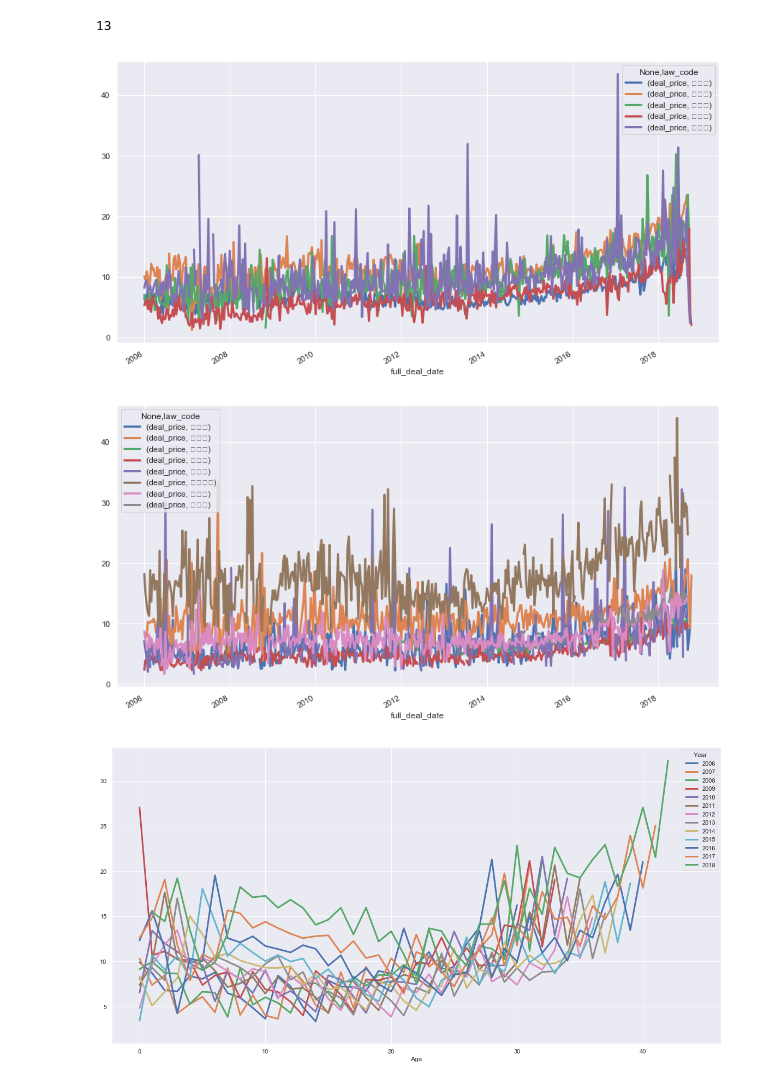
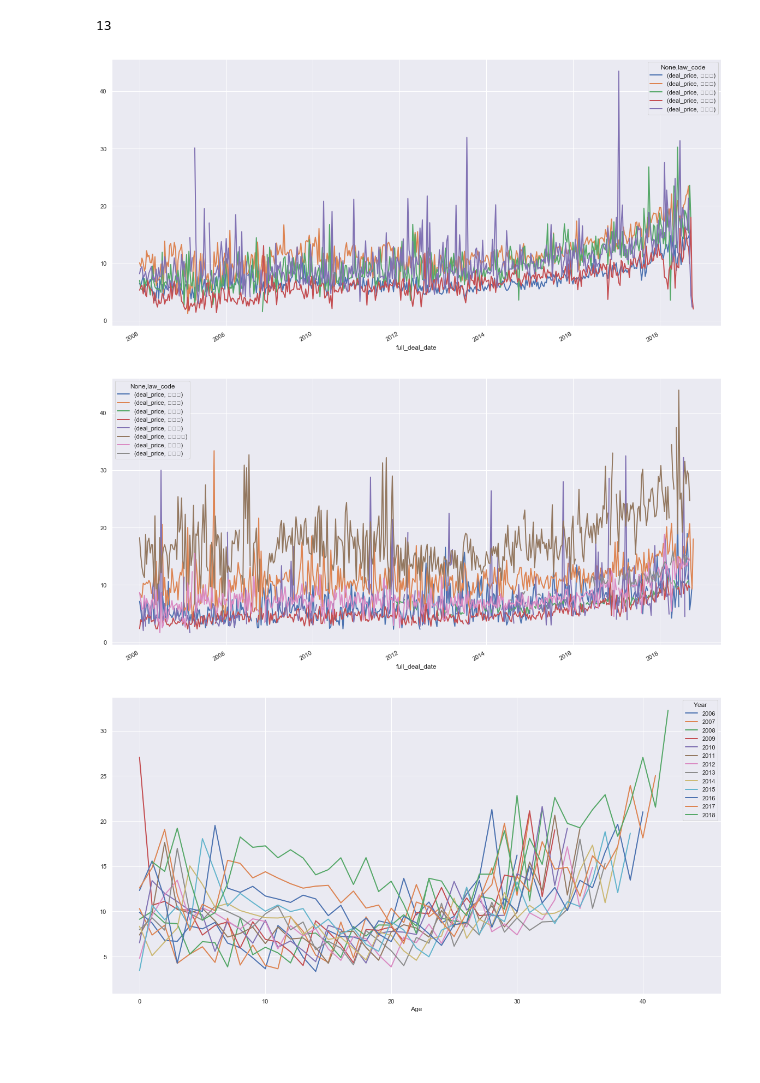
Before and after one commit to tax-k/KB_price_crawling, a Jupyter notebook: EDA and ARIMA.ipynb, the cells around one changed output. Cells and saved outputs as stored; diff of their text form; code cells hidden in the pictures; blank space fills up the shorter version.

```diff
--- a/EDA and ARIMA.ipynb
+++ b/EDA and ARIMA.ipynb
@@ -304,0 +360,5 @@ Name: law_code, dtype: int64
+# %%
+state_ts.loc[:, "deal_month"] = state_ts.deal_month.astype(str)
+state_ts.loc[:, "deal_year"] = state_ts.deal_year.astype(str)
+# %%
+state_ts.loc[:, "deal_month"] = state_ts.deal_month.apply(lambda x: x.zfill(2))
@@ -330,21 +459,21 @@ print(len(statelist))
 # %%
 stateseries = pd.DataFrame(state_ts[(state_ts['law_code'].\
     isin(statelist[:5]))][['full_deal_date','law_code','deal_price']].\
     dropna().\
     groupby(['full_deal_date', 'law_code'])['law_code','deal_price'].mean().unstack())
-stateseries.plot(figsize=(15,8), linewidth=3)
+stateseries.plot(figsize=(20,10), linewidth=2)
 plt.show()
 # %% [output]
-[figure, old version]
+[figure, new version]
 # %%
 stateseries = pd.DataFrame(state_ts[(state_ts['law_code'].\
     isin(statelist[5:]))][['full_deal_date','law_code','deal_price']].\
     dropna().\
     groupby(['full_deal_date', 'law_code'])['law_code','deal_price'].mean().unstack())
-stateseries.plot(figsize=(15,8), linewidth=3)
+stateseries.plot(figsize=(20,10), linewidth=2)
 plt.show()
 # %% [output]
-[figure, old version]
+[figure, new version]
 # %%
 %matplotlib inline
 sns.set()
@@ -355,7 +484,7 @@ season['Month'] = state_ts['full_deal_date'].dt.month
 season['Day'] = state_ts['full_deal_date'].dt.day
 season['Age'] = state_ts['nml_bldg_age']
 spivot = pd.pivot_table(season, index='Age', columns = 'Year', values = 'deal_price', aggfunc=np.mean)
-spivot.plot(figsize=(20,10), linewidth=3)
+spivot.plot(figsize=(20,10), linewidth=2)
 plt.show()
 # %% [output]
-[figure, old version]
+[figure, new version]
```
Also changed, not shown: parts of 42 cells of this notebook.
